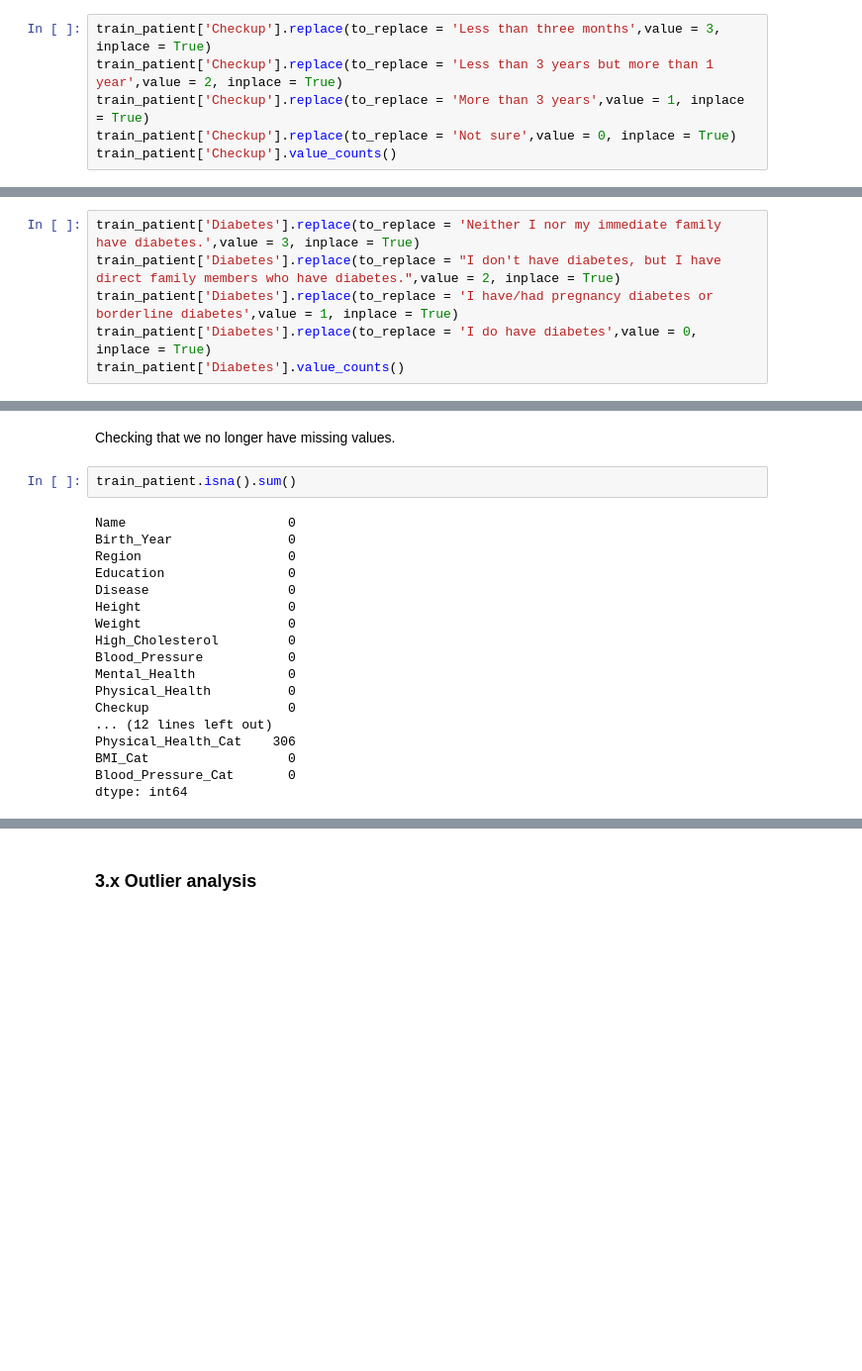
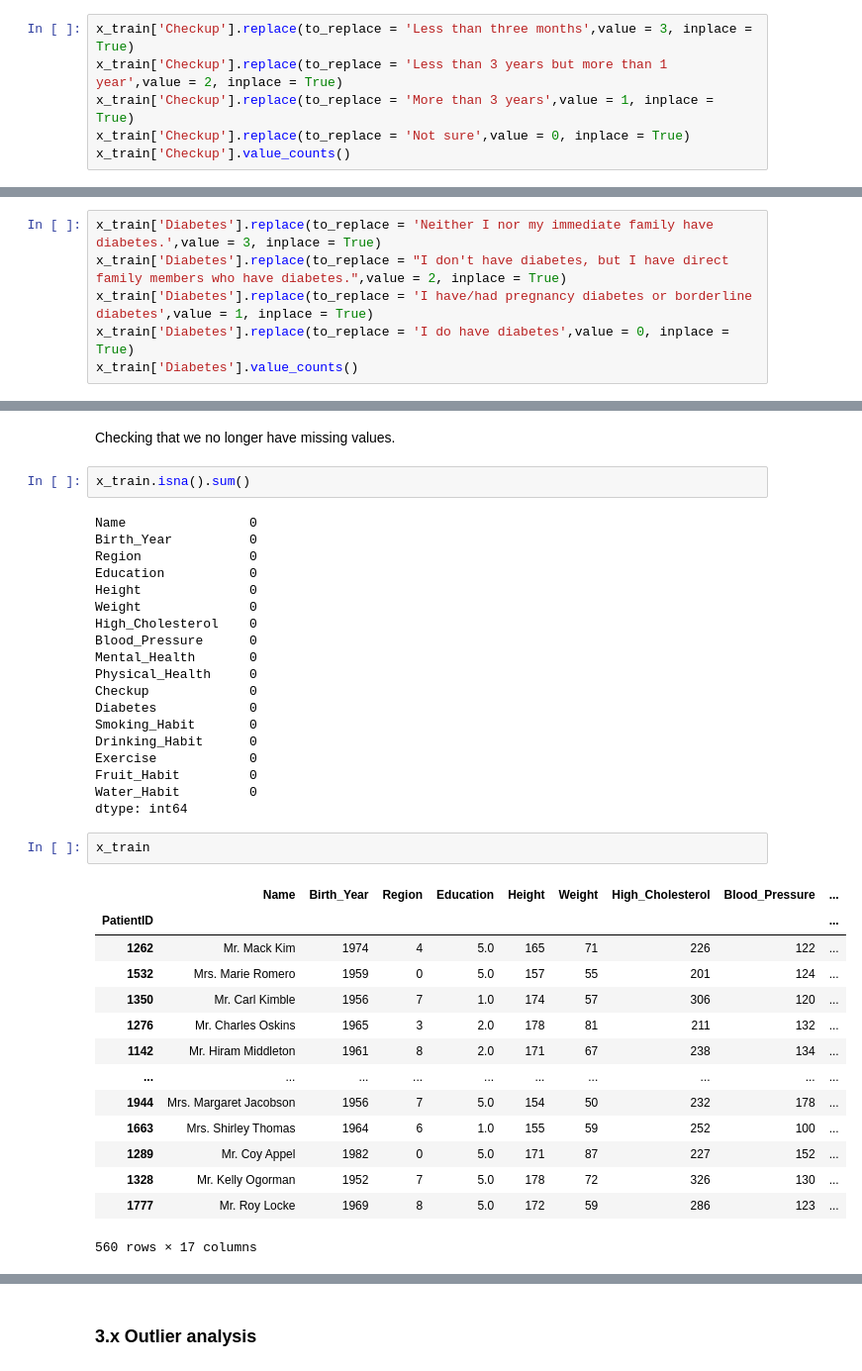
Before and after one commit to filipedias18/Project-ML-2022_2023, a Jupyter notebook: ProjetoFinal_ML_v1.ipynb, the cells around one changed output, grey strips where cells are left out. Shown at 99% size. Saved outputs shown, nothing was run; the diff lists cells and outputs as text; blank space fills up the shorter version.

```diff
--- a/ProjetoFinal_ML_v1.ipynb
+++ b/ProjetoFinal_ML_v1.ipynb
@@ -666,8 +666,8 @@ Less than three months                      6
 Name: Checkup, dtype: int64
 # %%
-train_patient['Checkup'].replace(to_replace = 'Less than three months',value = 3, inplace = True)
-train_patient['Checkup'].replace(to_replace = 'Less than 3 years but more than 1 year',value = 2, inplace = True)
-train_patient['Checkup'].replace(to_replace = 'More than 3 years',value = 1, inplace = True)
-train_patient['Checkup'].replace(to_replace = 'Not sure',value = 0, inplace = True)
-train_patient['Checkup'].value_counts()
+x_train['Checkup'].replace(to_replace = 'Less than three months',value = 3, inplace = True)
+x_train['Checkup'].replace(to_replace = 'Less than 3 years but more than 1 year',value = 2, inplace = True)
+x_train['Checkup'].replace(to_replace = 'More than 3 years',value = 1, inplace = True)
+x_train['Checkup'].replace(to_replace = 'Not sure',value = 0, inplace = True)
+x_train['Checkup'].value_counts()
 # %% [output]
@@ -686,8 +686,8 @@ I don't have diabetes, but I have direct family members who have diabetes.     5
 Name: Diabetes, dtype: int64
 # %%
-train_patient['Diabetes'].replace(to_replace = 'Neither I nor my immediate family have diabetes.',value = 3, inplace = True)
-train_patient['Diabetes'].replace(to_replace = "I don't have diabetes, but I have direct family members who have diabetes.",value = 2, inplace = True)
-train_patient['Diabetes'].replace(to_replace = 'I have/had pregnancy diabetes or borderline diabetes',value = 1, inplace = True)
-train_patient['Diabetes'].replace(to_replace = 'I do have diabetes',value = 0, inplace = True)
-train_patient['Diabetes'].value_counts()
+x_train['Diabetes'].replace(to_replace = 'Neither I nor my immediate family have diabetes.',value = 3, inplace = True)
+x_train['Diabetes'].replace(to_replace = "I don't have diabetes, but I have direct family members who have diabetes.",value = 2, inplace = True)
+x_train['Diabetes'].replace(to_replace = 'I have/had pregnancy diabetes or borderline diabetes',value = 1, inplace = True)
+x_train['Diabetes'].replace(to_replace = 'I do have diabetes',value = 0, inplace = True)
+x_train['Diabetes'].value_counts()
 # %% [output]
@@ -706,22 +742,40 @@ train_patient['Education'] = imputer.transform(train_patient['Education'].values
 # %% [markdown]
 Checking that we no longer have missing values.
 # %%
-train_patient.isna().sum()
+x_train.isna().sum()
 # %% [output]
-Name                     0
-Birth_Year               0
-Region                   0
-Education                0
-Disease                  0
-Height                   0
-Weight                   0
-High_Cholesterol         0
-Blood_Pressure           0
-Mental_Health            0
-Physical_Health          0
-Checkup                  0
-... (12 lines left out)
-Physical_Health_Cat    306
-BMI_Cat                  0
-Blood_Pressure_Cat       0
+Name                0
+Birth_Year          0
+Region              0
+Education           0
+Height              0
+Weight              0
+High_Cholesterol    0
+Blood_Pressure      0
+Mental_Health       0
+Physical_Health     0
+Checkup             0
+Diabetes            0
+Smoking_Habit       0
+Drinking_Habit      0
+Exercise            0
+Fruit_Habit         0
+Water_Habit         0
 dtype: int64
+# %%
+x_train
+# %% [output]
+|  | Name | Birth_Year | Region | Education | Height | Weight | High_Cholesterol | Blood_Pressure | ... |
+| PatientID |  |  |  |  |  |  |  |  | ... |
+| 1262 | Mr. Mack Kim | 1974 | 4 | 5.0 | 165 | 71 | 226 | 122 | ... |
+| 1532 | Mrs. Marie Romero | 1959 | 0 | 5.0 | 157 | 55 | 201 | 124 | ... |
+| 1350 | Mr. Carl Kimble | 1956 | 7 | 1.0 | 174 | 57 | 306 | 120 | ... |
+| 1276 | Mr. Charles Oskins | 1965 | 3 | 2.0 | 178 | 81 | 211 | 132 | ... |
+| 1142 | Mr. Hiram Middleton | 1961 | 8 | 2.0 | 171 | 67 | 238 | 134 | ... |
+| ... | ... | ... | ... | ... | ... | ... | ... | ... | ... |
+| 1944 | Mrs. Margaret Jacobson | 1956 | 7 | 5.0 | 154 | 50 | 232 | 178 | ... |
+| 1663 | Mrs. Shirley Thomas | 1964 | 6 | 1.0 | 155 | 59 | 252 | 100 | ... |
+| 1289 | Mr. Coy Appel | 1982 | 0 | 5.0 | 171 | 87 | 227 | 152 | ... |
+| 1328 | Mr. Kelly Ogorman | 1952 | 7 | 5.0 | 178 | 72 | 326 | 130 | ... |
+| 1777 | Mr. Roy Locke | 1969 | 8 | 5.0 | 172 | 59 | 286 | 123 | ... |
+560 rows × 17 columns
```
Also changed, not shown: parts of 35 cells of this notebook.
